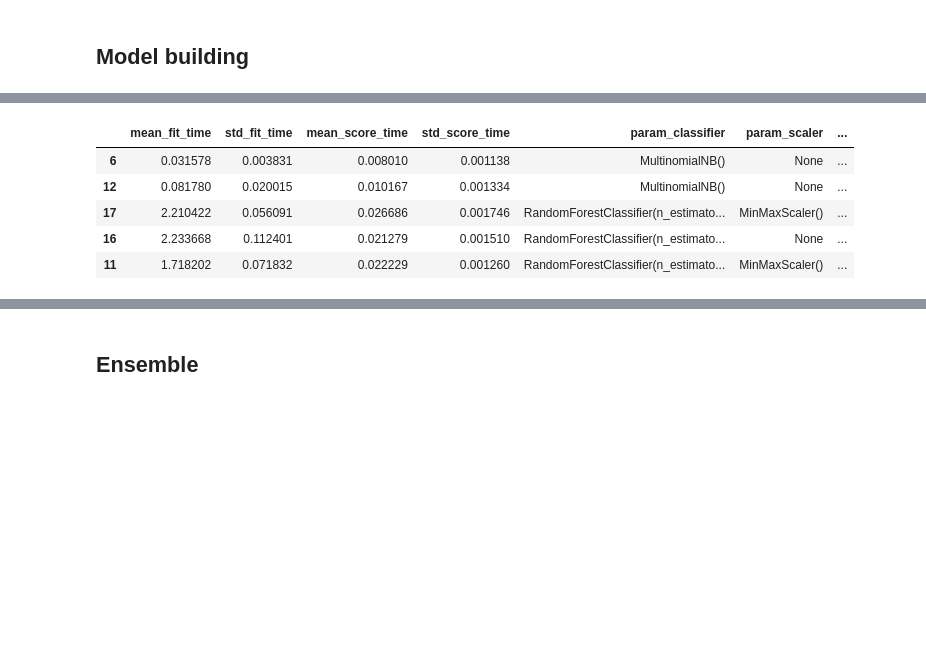
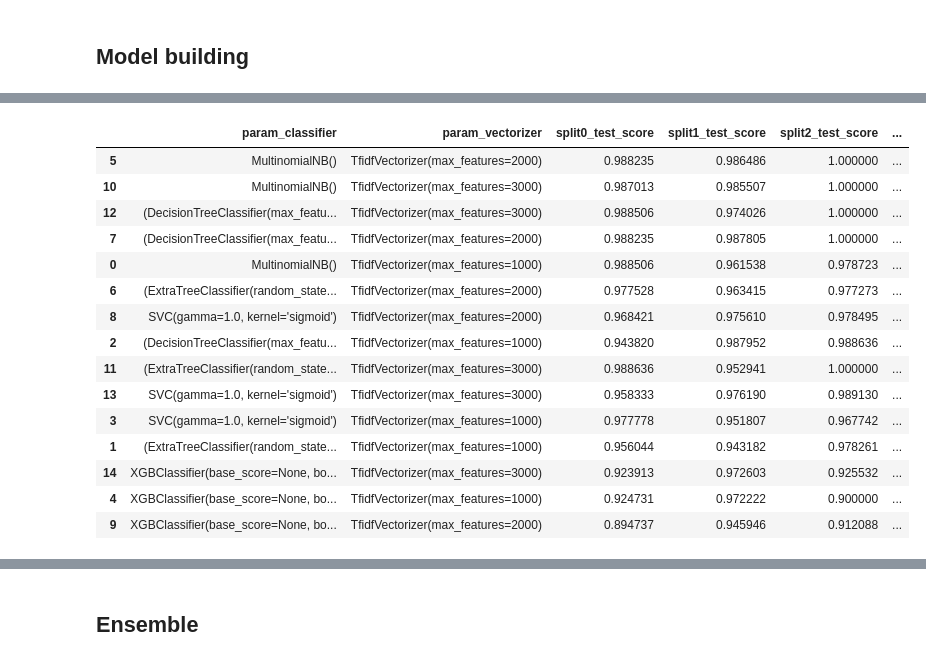
Before and after one commit to ushka1/spam-classifier, a Jupyter notebook: spam-classifier.ipynb, the cells around one changed output, grey strips where cells are left out. Cells and saved outputs as stored; diff of their text form; code cells hidden in the pictures; blank space fills up the shorter version.

```diff
--- a/spam-classifier.ipynb
+++ b/spam-classifier.ipynb
@@ -584,48 +606,39 @@ X_train_2, X_test_2, y_train_2, y_test_2 = train_test_split(
     random_state=42
 )
 
-scalers_2 = [
-    None,
-    MinMaxScaler()
+clfs_2 = [
+    clfs['MNB'],
+    clfs['ETC'],
+    clfs['RFC'],
+    clfs['SVC'],
+    clfs['XGBC'],
 ]
 
-clfs_2 = [
-    MultinomialNB(),
-    ExtraTreesClassifier(n_estimators=50, random_state=42),
-    RandomForestClassifier(n_estimators=50, random_state=42),
-]
-
-
-param_grid = [
+param_grid_2 = [
     {
         'vectorizer': [TfidfVectorizer(max_features=1000)],
-        'scaler': scalers_2,
         'classifier': clfs_2
     },
     {
         'vectorizer': [TfidfVectorizer(max_features=2000)],
-        'scaler': scalers_2,
         'classifier': clfs_2
     },
     {
         'vectorizer': [TfidfVectorizer(max_features=3000)],
-        'scaler': scalers_2,
         'classifier':  clfs_2
     }
 ]
 
-pipeline = Pipeline([
+pipeline_2 = Pipeline([
     ('vectorizer', None),
-    ('to_array', ToArrayTransformer()),
-    ('scaler', None),
     ('classifier', None)
 ])
 
-grid_search = GridSearchCV(
-    pipeline,
-    param_grid,
+grid_search_2 = GridSearchCV(
+    pipeline_2,
+    param_grid_2,
     cv=5,
     scoring='precision'
 )
-grid_search.fit(X_train_2, y_train_2)
+grid_search_2.fit(X_train_2, y_train_2)
 # %% [output]
@@ -638,14 +662,29 @@ grid_search.fit(X_train_2, y_train_2)
-# %%
-results = pd.DataFrame(grid_search.cv_results_)
-results = results.sort_values('rank_test_score')
-display(results.head())
-# %% [output]
-|  | mean_fit_time | std_fit_time | mean_score_time | std_score_time | param_classifier | param_scaler | ... |
-| 6 | 0.031578 | 0.003831 | 0.008010 | 0.001138 | MultinomialNB() | None | ... |
-| 12 | 0.081780 | 0.020015 | 0.010167 | 0.001334 | MultinomialNB() | None | ... |
-| 17 | 2.210422 | 0.056091 | 0.026686 | 0.001746 | RandomForestClassifier(n_estimato... | MinMaxScaler() | ... |
-| 16 | 2.233668 | 0.112401 | 0.021279 | 0.001510 | RandomForestClassifier(n_estimato... | None | ... |
-| 11 | 1.718202 | 0.071832 | 0.022229 | 0.001260 | RandomForestClassifier(n_estimato... | MinMaxScaler() | ... |
+# %%
+results_2 = pd.DataFrame(grid_search_2.cv_results_)
+results_2 = results_2.sort_values('rank_test_score')
+results_short_2 = results_2.drop(
+    columns=[
+        'mean_fit_time', 'std_fit_time', 'mean_score_time', 'std_score_time', 'params'
+    ]
+)
+display(results_short_2)
+# %% [output]
+|  | param_classifier | param_vectorizer | split0_test_score | split1_test_score | split2_test_score | ... |
+| 5 | MultinomialNB() | TfidfVectorizer(max_features=2000) | 0.988235 | 0.986486 | 1.000000 | ... |
+| 10 | MultinomialNB() | TfidfVectorizer(max_features=3000) | 0.987013 | 0.985507 | 1.000000 | ... |
+| 12 | (DecisionTreeClassifier(max_featu... | TfidfVectorizer(max_features=3000) | 0.988506 | 0.974026 | 1.000000 | ... |
+| 7 | (DecisionTreeClassifier(max_featu... | TfidfVectorizer(max_features=2000) | 0.988235 | 0.987805 | 1.000000 | ... |
+| 0 | MultinomialNB() | TfidfVectorizer(max_features=1000) | 0.988506 | 0.961538 | 0.978723 | ... |
+| 6 | (ExtraTreeClassifier(random_state... | TfidfVectorizer(max_features=2000) | 0.977528 | 0.963415 | 0.977273 | ... |
+| 8 | SVC(gamma=1.0, kernel='sigmoid') | TfidfVectorizer(max_features=2000) | 0.968421 | 0.975610 | 0.978495 | ... |
+| 2 | (DecisionTreeClassifier(max_featu... | TfidfVectorizer(max_features=1000) | 0.943820 | 0.987952 | 0.988636 | ... |
+| 11 | (ExtraTreeClassifier(random_state... | TfidfVectorizer(max_features=3000) | 0.988636 | 0.952941 | 1.000000 | ... |
+| 13 | SVC(gamma=1.0, kernel='sigmoid') | TfidfVectorizer(max_features=3000) | 0.958333 | 0.976190 | 0.989130 | ... |
+| 3 | SVC(gamma=1.0, kernel='sigmoid') | TfidfVectorizer(max_features=1000) | 0.977778 | 0.951807 | 0.967742 | ... |
+| 1 | (ExtraTreeClassifier(random_state... | TfidfVectorizer(max_features=1000) | 0.956044 | 0.943182 | 0.978261 | ... |
+| 14 | XGBClassifier(base_score=None, bo... | TfidfVectorizer(max_features=3000) | 0.923913 | 0.972603 | 0.925532 | ... |
+| 4 | XGBClassifier(base_score=None, bo... | TfidfVectorizer(max_features=1000) | 0.924731 | 0.972222 | 0.900000 | ... |
+| 9 | XGBClassifier(base_score=None, bo... | TfidfVectorizer(max_features=2000) | 0.894737 | 0.945946 | 0.912088 | ... |
 # %%
 X_train_3, X_test_3, y_train_3, y_test_3 = train_test_split(
     df['text_transformed'],
```
Also changed, not shown: parts of 38 cells of this notebook.
